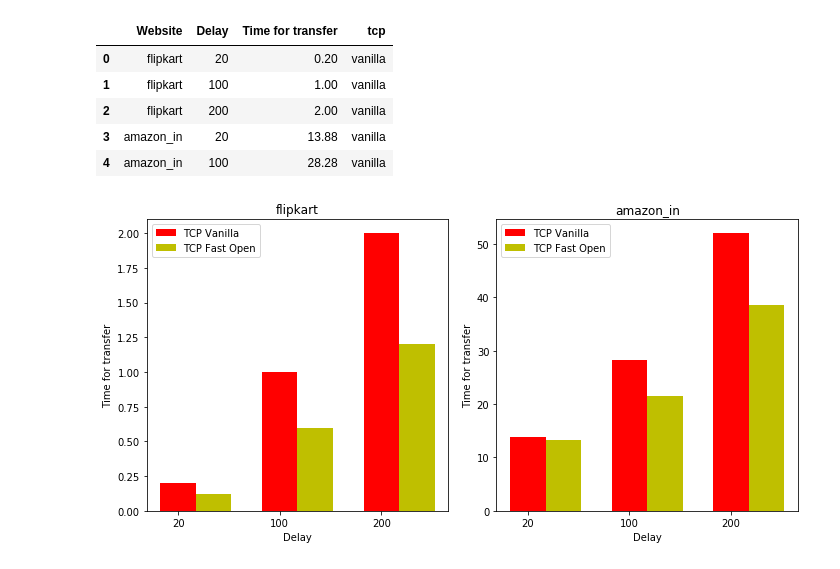
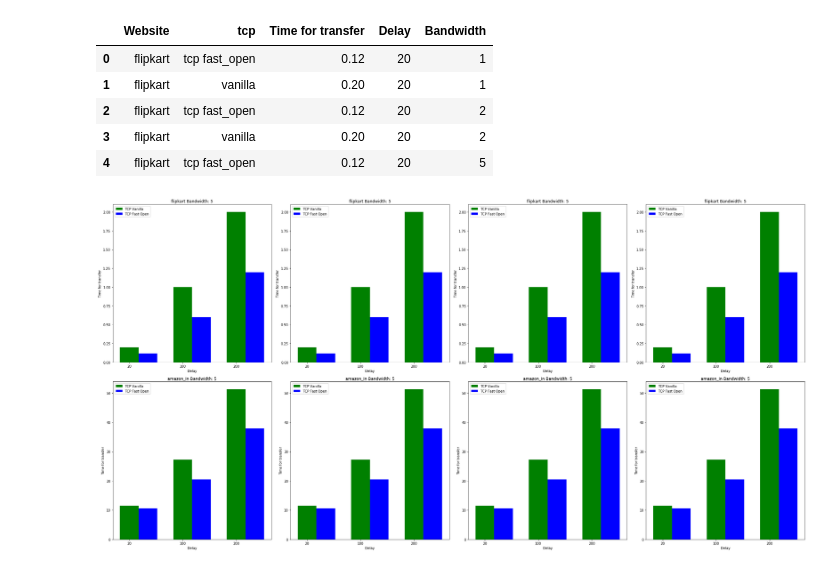
Before and after one commit to derikclive/TCP-Fast-Open-Experimentation, a Jupyter notebook: Plot.ipynb, the cells around one changed output. Saved outputs shown, nothing was run; the diff lists cells and outputs as text; code cells hidden in the pictures.

Commit message:
Added additional plotting to account for bandwidth. result_parser now writes into csv

```diff
--- a/Plot.ipynb
+++ b/Plot.ipynb
@@ -5,43 +5,50 @@ import seaborn as sns
 import pandas as pd
 import numpy as np
 # %%
-values = pd.read_csv('result.csv')
+values = pd.read_csv('results.csv')
 # %%
 values.head()
 # %% [output]
-|  | Website | Delay | Time for transfer | tcp |
-| 0 | flipkart | 20 | 0.20 | vanilla |
-| 1 | flipkart | 100 | 1.00 | vanilla |
-| 2 | flipkart | 200 | 2.00 | vanilla |
-| 3 | amazon_in | 20 | 13.88 | vanilla |
-| 4 | amazon_in | 100 | 28.28 | vanilla |
+|  | Website | tcp | Time for transfer | Delay | Bandwidth |
+| 0 | flipkart | tcp fast_open | 0.12 | 20 | 1 |
+| 1 | flipkart | vanilla | 0.20 | 20 | 1 |
+| 2 | flipkart | tcp fast_open | 0.12 | 20 | 2 |
+| 3 | flipkart | vanilla | 0.20 | 20 | 2 |
+| 4 | flipkart | tcp fast_open | 0.12 | 20 | 5 |
 # %%
 websites = values.Website.unique()
 delays = np.array(values.Delay.unique())
 delays.sort()
-fig, ax = plt.subplots(ncols = websites.shape[0], figsize=(10, 5))
-pos = 0
+bandwidth = np.array(values.Bandwidth.unique())
+bandwidth.sort()
+fig, ax = plt.subplots(ncols = bandwidth.shape[0],nrows = websites.shape[0], figsize=(30, 15))
+x = 0
+y = 0
 width = 0.35
 #fig.subplots_adjust(hspace=0.5)
 for website in websites:
-    #ax = fig.add_subplot(1,pos)
-    ip = values[values.Website == website]
-    ip1 = ip[ip.tcp =='vanilla']
-    ip2 = ip[ip.tcp =='fast_open']
-    y_pos = np.arange(ip1.shape[0])
+    for bw in bandwidth:
+        ip = values[values.Website == website]
+        ip1 = ip[ip.tcp =='vanilla']
+        ip1 = ip1[ip1.Bandwidth == 5]
+        ip2 = ip[ip.tcp =='tcp fast_open']
+        y_pos = np.arange(ip1.shape[0])
+        ip2 = ip2[ip2.Bandwidth == 5]
 
-    rects1 = ax[pos].bar(y_pos, ip1['Time for transfer'],width, color='r')
+        rects1 = ax[x][y].bar(y_pos, ip1['Time for transfer'],width, color='g')
 
-    rects2 = ax[pos].bar(y_pos + width, ip2['Time for transfer'],width, color='y')
+        rects2 = ax[x][y].bar(y_pos + width, ip2['Time for transfer'],width, color='b')
 
-    ax[pos].set_ylabel("Time for transfer")
-    ax[pos].set_xlabel("Delay")
-    ax[pos].set_title(website)
-    ax[pos].set_xticks(y_pos)
-    ax[pos].set_xticklabels(delays)
-    ax[pos].legend((rects1[0], rects2[0]), ('TCP Vanilla', 'TCP Fast Open'))
-    pos = pos + 1
+        ax[x][y].set_ylabel("Time for transfer")
+        ax[x][y].set_xlabel("Delay")
+        ax[x][y].set_title(website + " Bandwidth: " + str(5))
+        ax[x][y].set_xticks(y_pos)
+        ax[x][y].set_xticklabels(delays)
+        ax[x][y].legend((rects1[0], rects2[0]), ('TCP Vanilla', 'TCP Fast Open'))
+        y = y + 1
+    x = x + 1
+    y = 0
 plt.tight_layout()
 plt.show()
 # %% [output]
-[figure, old version]
+[figure, new version]
```
Also changed, not shown: 3 other files.
